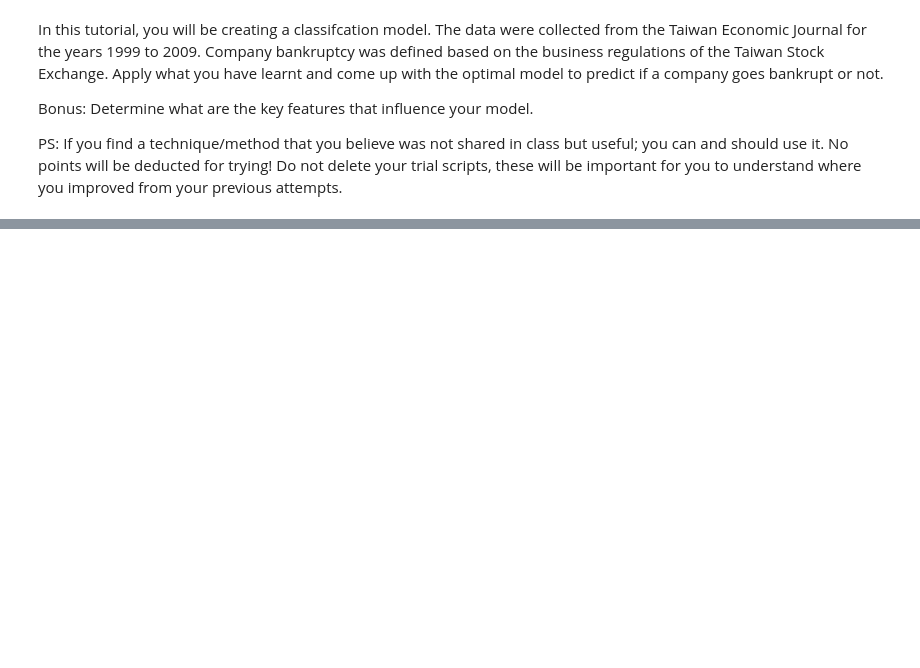
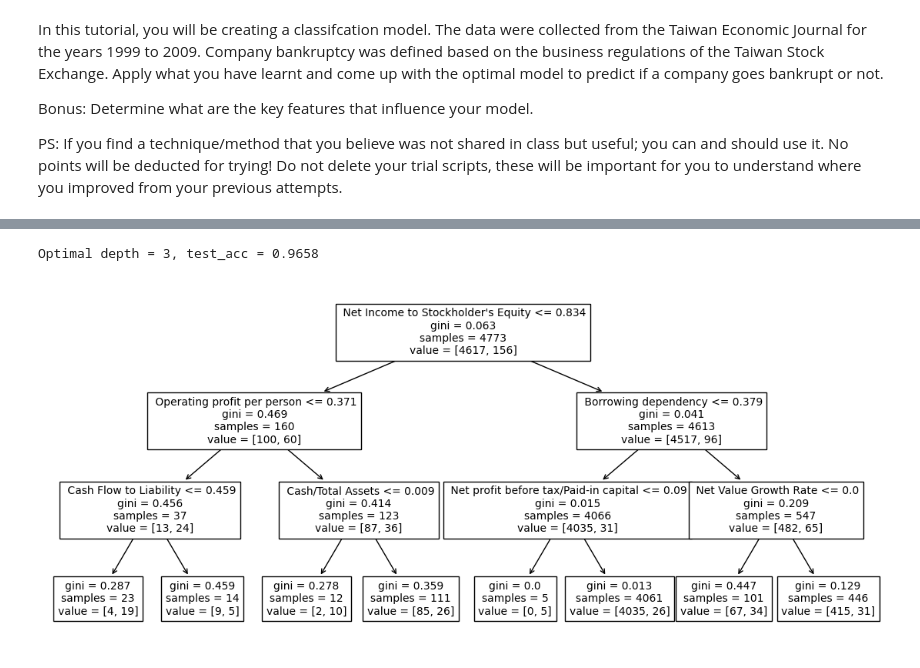
Before and after one commit to Minyethway93/DAC-Curriculum, a Jupyter notebook: DAC-006_Machine_Learning/DAC-006-Intro_to_ML_Tutorial.ipynb, the cells around one changed output, grey strips where cells are left out. Saved outputs shown, nothing was run; the diff lists cells and outputs as text; code cells hidden in the pictures; blank space fills up the shorter version.

```diff
--- a/DAC-006_Machine_Learning/DAC-006-Intro_to_ML_Tutorial.ipynb
+++ b/DAC-006_Machine_Learning/DAC-006-Intro_to_ML_Tutorial.ipynb
@@ -75,0 +175,15 @@ plt.show()
+# %%
+model = DecisionTreeClassifier(max_depth=3)
+model.fit(x_train, y_train)
+
+y_pred = model.predict(x_test)
+test_acc = (y_pred == y_test).mean()
+print('Optimal depth = {}, test_acc = {:.4f}'.format(opt_depth, test_acc))
+
+feat_names = x.columns.tolist()
+plt.figure(figsize=(14,6))
+tree.plot_tree(model, feature_names = feat_names, fontsize=10)
+plt.show()
+# %% [output]
+Optimal depth = 3, test_acc = 0.9658
+[figure, added]
```
Also changed, not shown: parts of 11 cells of this notebook, 1 other file.
